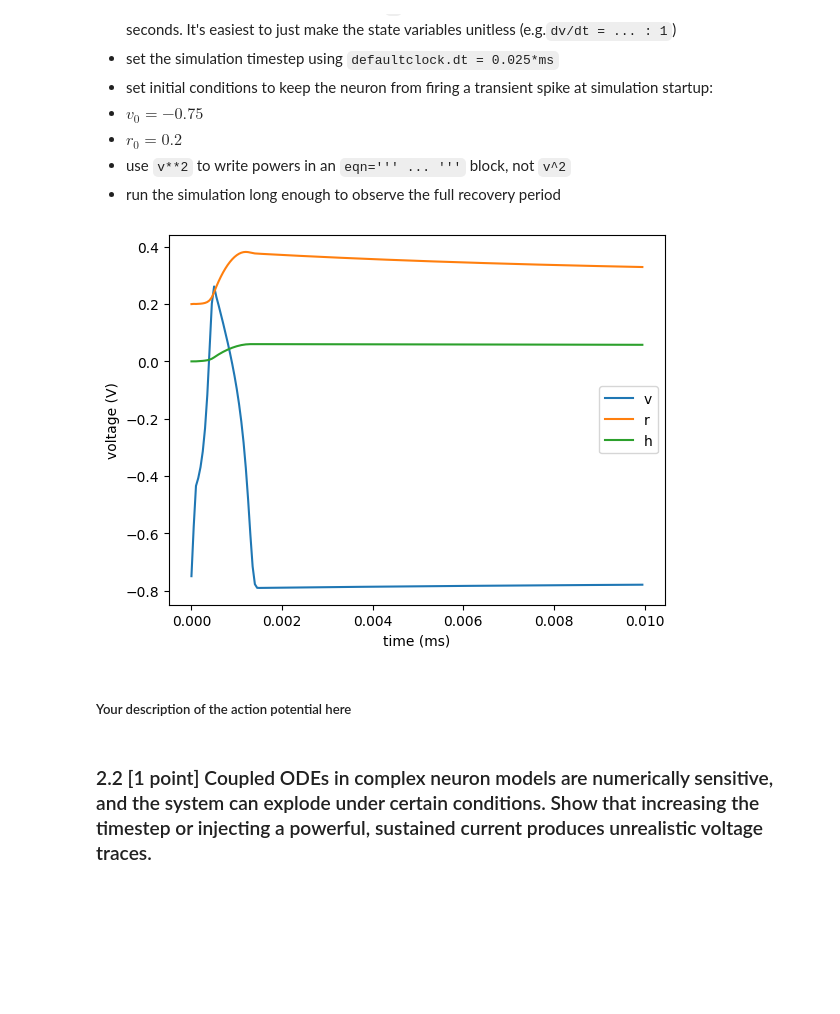
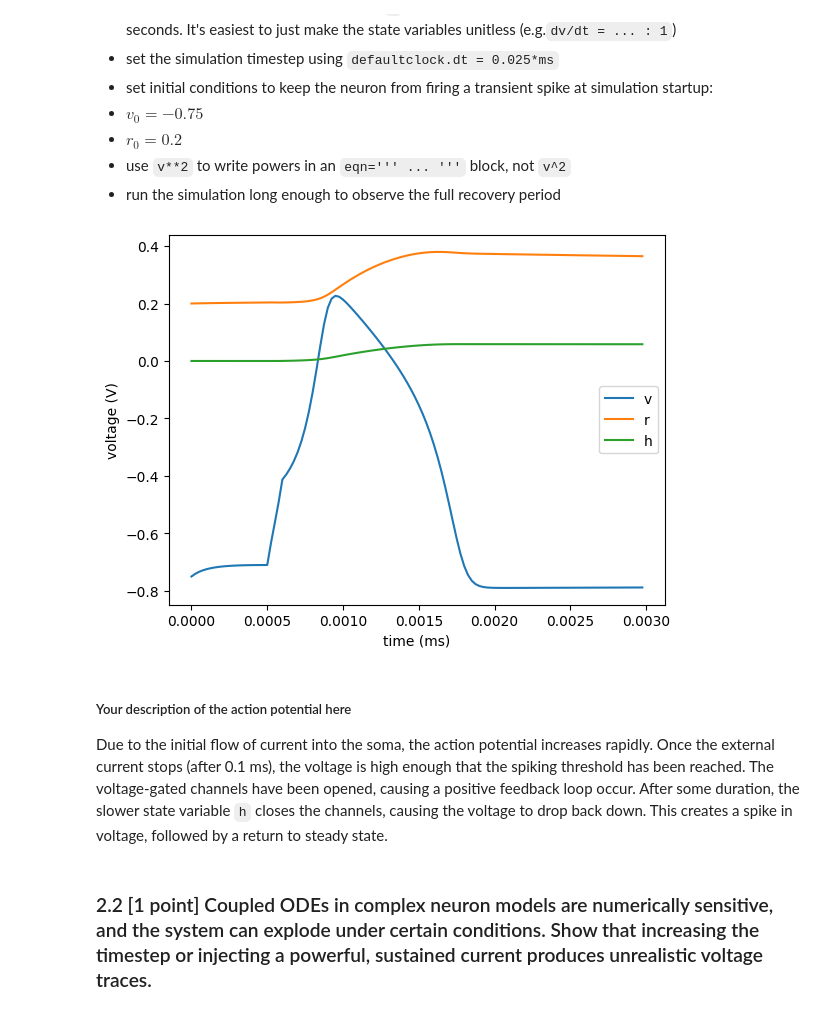
Before and after one commit to draymond63/syde-552, a Jupyter notebook: assignment1.ipynb, the cells around one changed output. Cells and saved outputs as stored; diff of their text form; code cells hidden in the pictures; blank space fills up the shorter version.

```diff
--- a/assignment1.ipynb
+++ b/assignment1.ipynb
@@ -354,41 +356,41 @@ defaultclock.dt = 0.025*ms
 
 # eqns = '''
 # dv/dt = (-(17.81 + 48.57*v + 33.8*v**2)*(v-0.48) - 26*r*(v+0.95) - 13*h*(v+0.95) + I_ext)/tau_v : 1
 # dr/dt = (-r + 1.29*v + 0.79 + 3.30*(v + 0.38)**2)/tau_r : 1
 # dh/dt = (-h + 11*(v + 0.754)*(v + 0.69))/tau_h : 1
 # '''
 
-eqns = '''
+wilson_eqns = '''
 dv/dt = (-(17.81 + 47.58*v + 33.80*(v**2))*(v - 0.48) - 26*r*(v + 0.95) - 13*h*(v + 0.95) + I_ext)/tau_v : 1
 dr/dt = (-r + 1.29*v + 0.79 + 3.30*(v + 0.38)**2)/tau_r : 1
 dh/dt = (-h + 11*(v + 0.754)*(v + 0.69))/tau_h : 1
 I_ext = I(t) : 1
 '''
 
-ens = NeuronGroup(1, eqns, method='euler', dt=0.05*ms)
-I_ext = TimedArray([3, 0], dt=0.1*ms)
+ens = NeuronGroup(1, wilson_eqns, method='euler')
+I_ext = TimedArray([*([0]*5), 3, 0], dt=0.1*ms)
 
 ens.v = -0.75
 ens.r = 0.2
 ens.h = 0
 p_v = StateMonitor(ens, 'v', record=True)
 p_r = StateMonitor(ens, 'r', record=True)
 p_h = StateMonitor(ens, 'h', record=True)
 net = Network(ens, p_v, p_r, p_h)
-
-net.run(10*ms, namespace={'tau_v': tau_v, 'tau_r': tau_r, 'tau_h': tau_h, 'I': I_ext})
+net.store()
+net.run(3*ms, namespace={'tau_v': tau_v, 'tau_r': tau_r, 'tau_h': tau_h, 'I': I_ext})
 
 fig, ax = plt.subplots()
 ax.plot(p_v.t, p_v.v[0])
 ax.plot(p_r.t, p_r.r[0])
 ax.plot(p_h.t, p_h.h[0])
-# Plot current on a secondary axis
 ax.set(xlabel='time (ms)', ylabel='voltage (V)')
 ax.legend(['v', 'r', 'h'])
 plt.show()
 # %% [output]
-[figure, old version]
+[figure, new version]
-# %% [markdown]
-##### Your description of the action potential here
+# %% [markdown]
+##### Your description of the action potential here
+Due to the initial flow of current into the soma, the action potential increases rapidly. Once the external current stops (after 0.1 ms), the voltage is high enough that the spiking threshold has been reached. The voltage-gated channels have been opened, causing a positive feedback loop occur. After some duration, the slower state variable `h` closes the channels, causing the voltage to drop back down. This creates a spike in voltage, followed by a return to steady state.
 # %% [markdown]
 ### 2.2 [1 point] Coupled ODEs in complex neuron models are numerically sensitive, and the system can explode under certain conditions. Show that increasing the timestep or injecting a powerful, sustained current produces unrealistic voltage traces.
```
Also changed, not shown: parts of 6 cells of this notebook.
